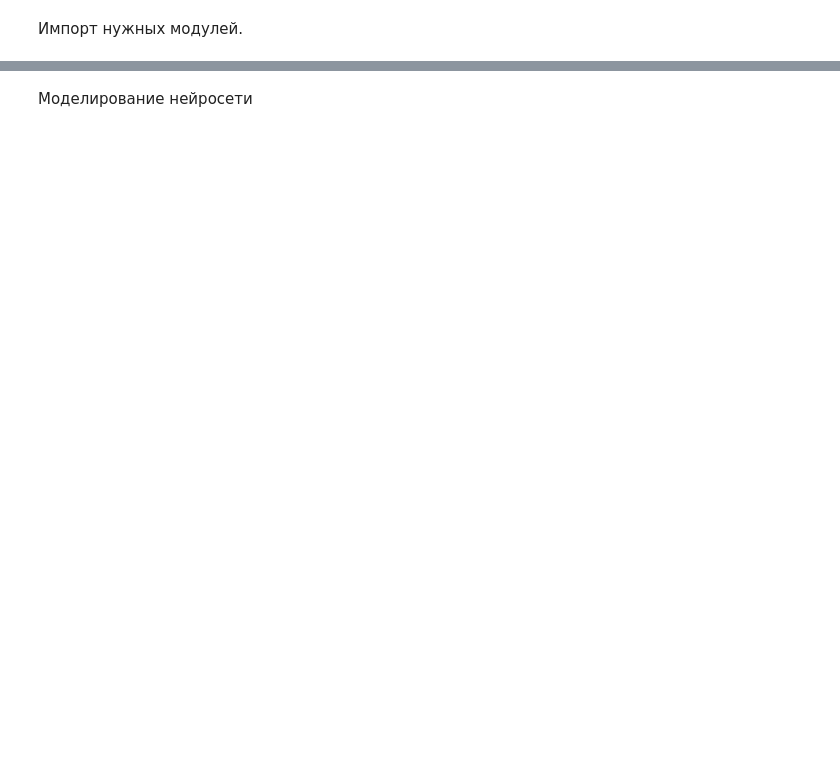
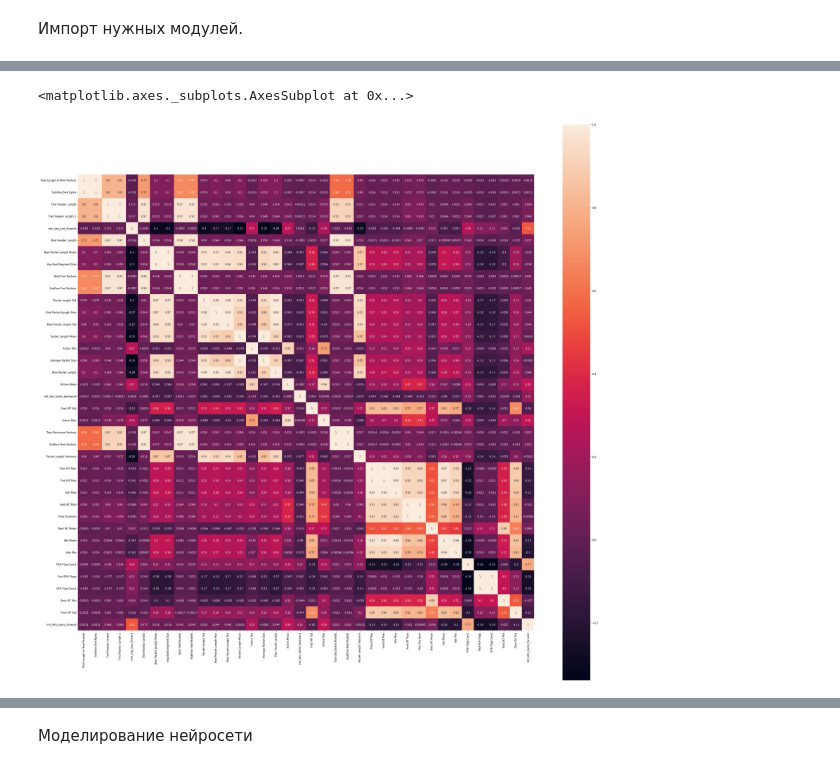
Before and after one commit to ccataha/Misaki, a Jupyter notebook: Master.ipynb, the cells around one changed output, grey strips where cells are left out. Saved outputs shown, nothing was run; the diff lists cells and outputs as text; code cells hidden in the pictures; blank space fills up the shorter version.

```diff
--- a/Master.ipynb
+++ b/Master.ipynb
@@ -43,0 +313,4 @@ del file
+# %%
+y = data[' Label']
+X = data.drop([' Label'], axis=1)
+X.info()
@@ -43,0 +349,5 @@ del file
+# %%
+print(np.where(np.isnan(X)))
+X = pd.DataFrame(X).fillna(0)
+print(np.where(np.isnan(X)))
+X.info()
@@ -43,0 +383,9 @@ del file
+# %%
+bestfeatures = SelectKBest(score_func=f_classif, k=10)
+fit = bestfeatures.fit(X,y)
+dfscores = pd.DataFrame(fit.scores_)
+dfcolumns = pd.DataFrame(X.columns)
+#concat two dataframes for better visualization
+featureScores = pd.concat([dfcolumns,dfscores],axis=1)
+featureScores.columns = ['Specs','Score']  #naming the dataframe columns
+print(featureScores.nlargest(30,'Score'))  #print 10 best features
@@ -43,0 +410,6 @@ del file
+# %%
+feature = pd.DataFrame()
+n = len(featureScores['Specs'])
+for i in featureScores.nlargest(n//2,'Score')['Specs']:
+        feature[i] = data[i]
+feature[' Label'] = data[' Label']
@@ -43,0 +436,6 @@ del file
+# %%
+fig= plt.figure(figsize=(40,40))
+sns.heatmap(feature.corr(), annot=True, square=True)
+# %% [output]
+<matplotlib.axes._subplots.AxesSubplot at 0x...>
+[figure, added]
```
Also changed, not shown: parts of 108 cells of this notebook.
